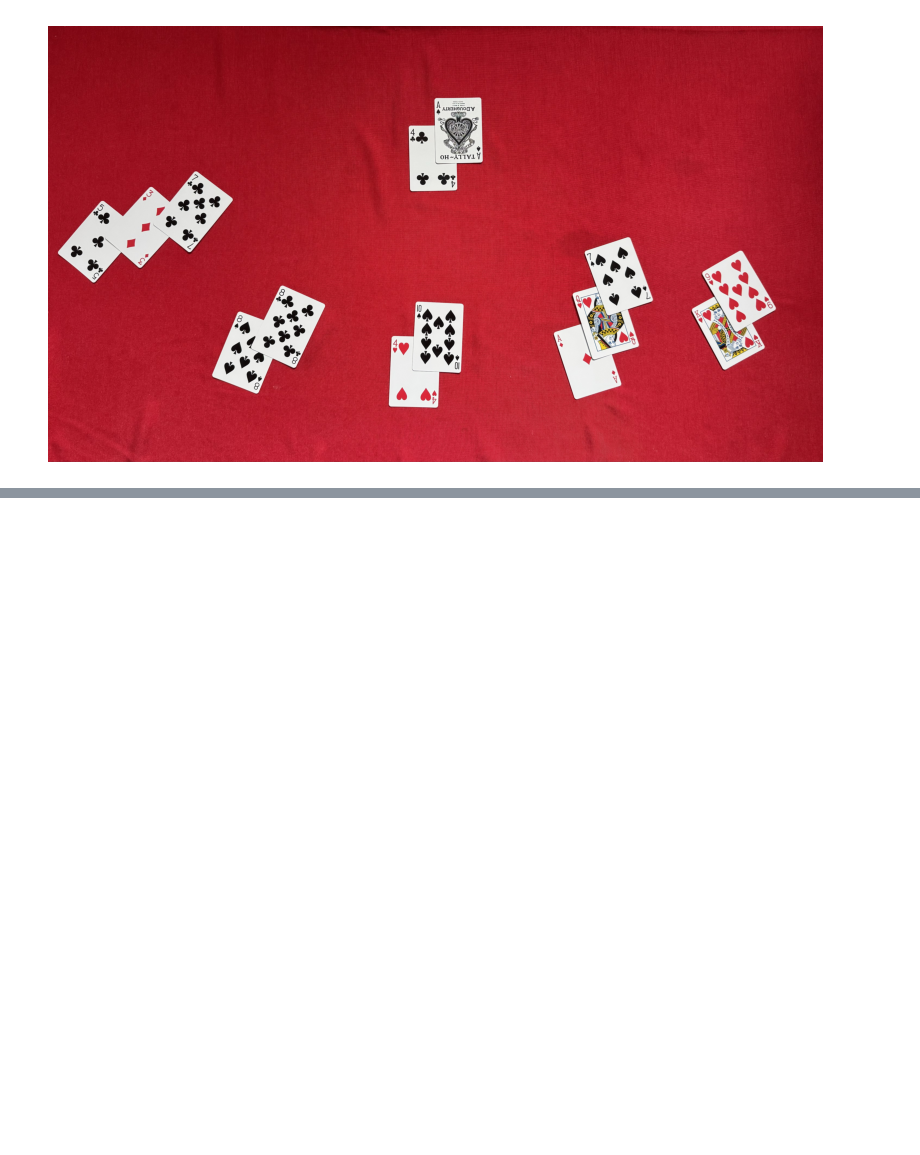
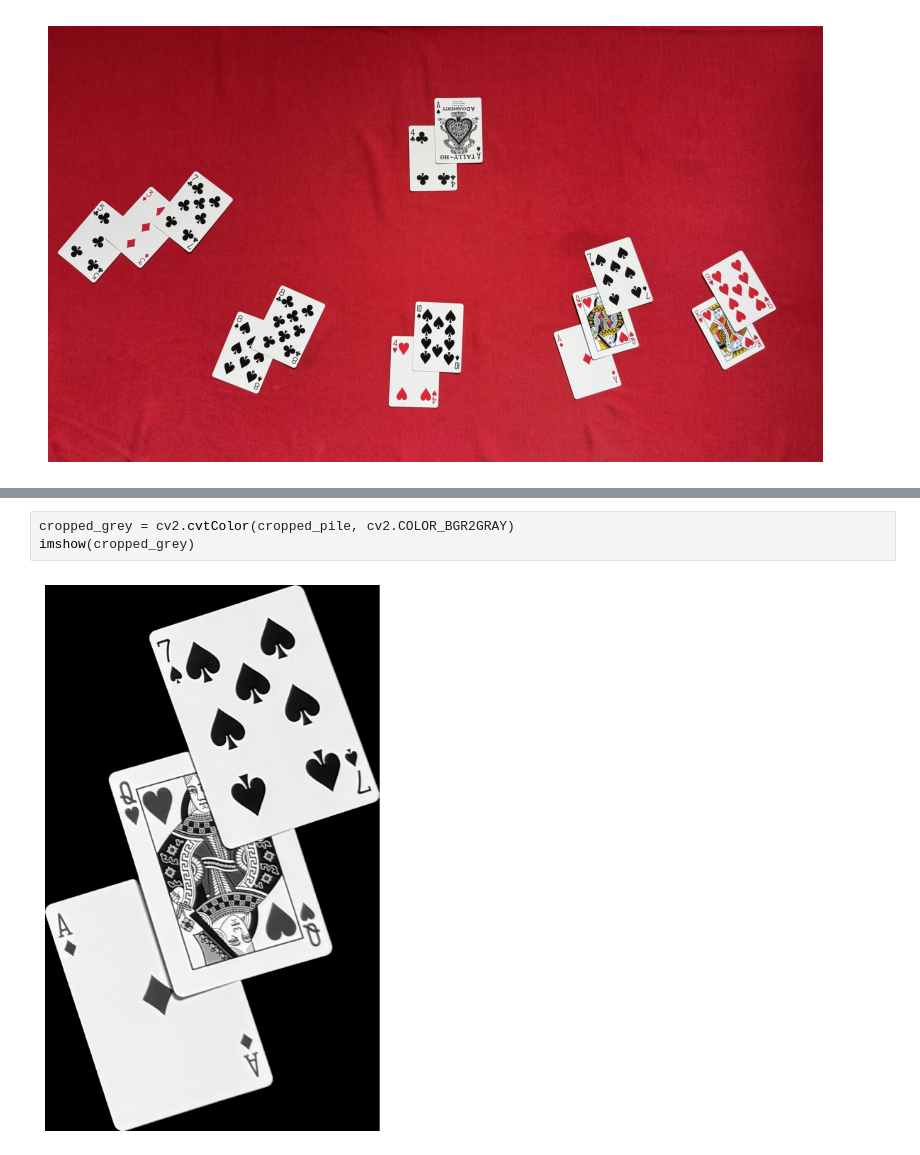
Before and after one commit to SuperrMurlocc/Blackjack-Table-State-Monitoring-System, a Jupyter notebook: example.ipynb, the cells around one changed output, grey strips where cells are left out. Cells and saved outputs as stored; diff of their text form; blank space fills up the shorter version.

```diff
--- a/example.ipynb
+++ b/example.ipynb
@@ -95,0 +96,5 @@ imshow(get_cropped_image(image, bounding_rects[0]))
+# %%
+cropped_grey = cv2.cvtColor(cropped_pile, cv2.COLOR_BGR2GRAY)
+imshow(cropped_grey)
+# %% [output]
+[figure, added]
```
Also changed, not shown: parts of 7 cells of this notebook, 1 other file.
